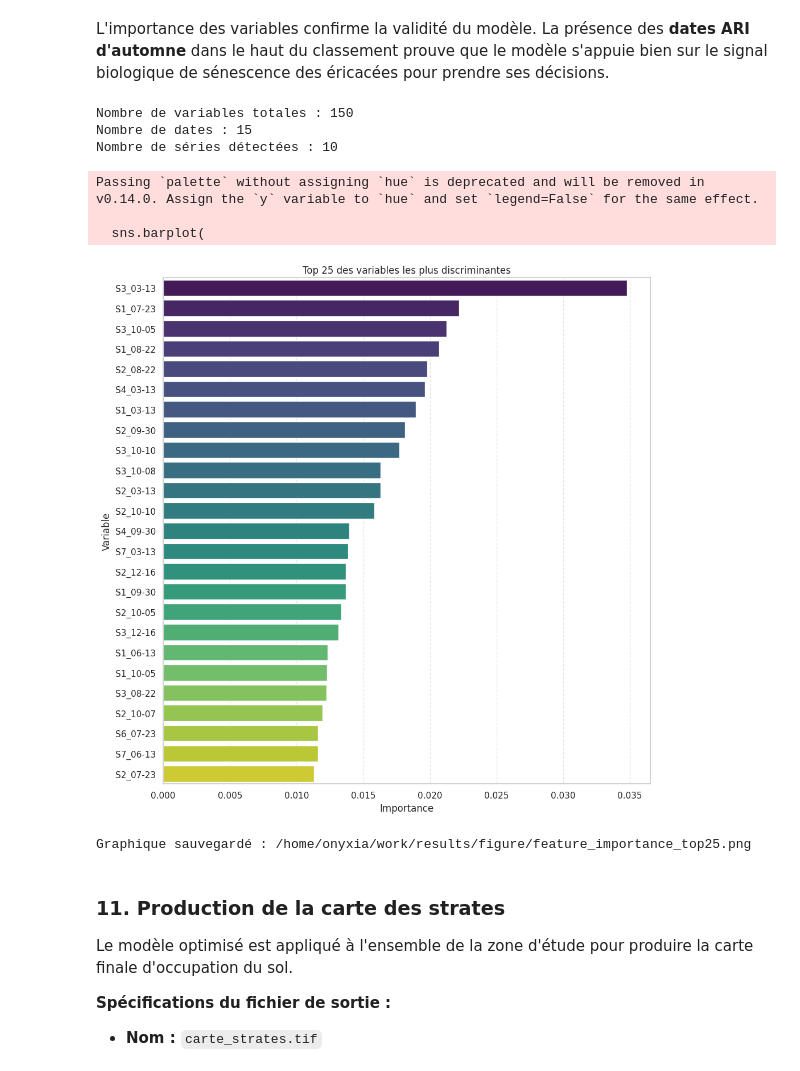
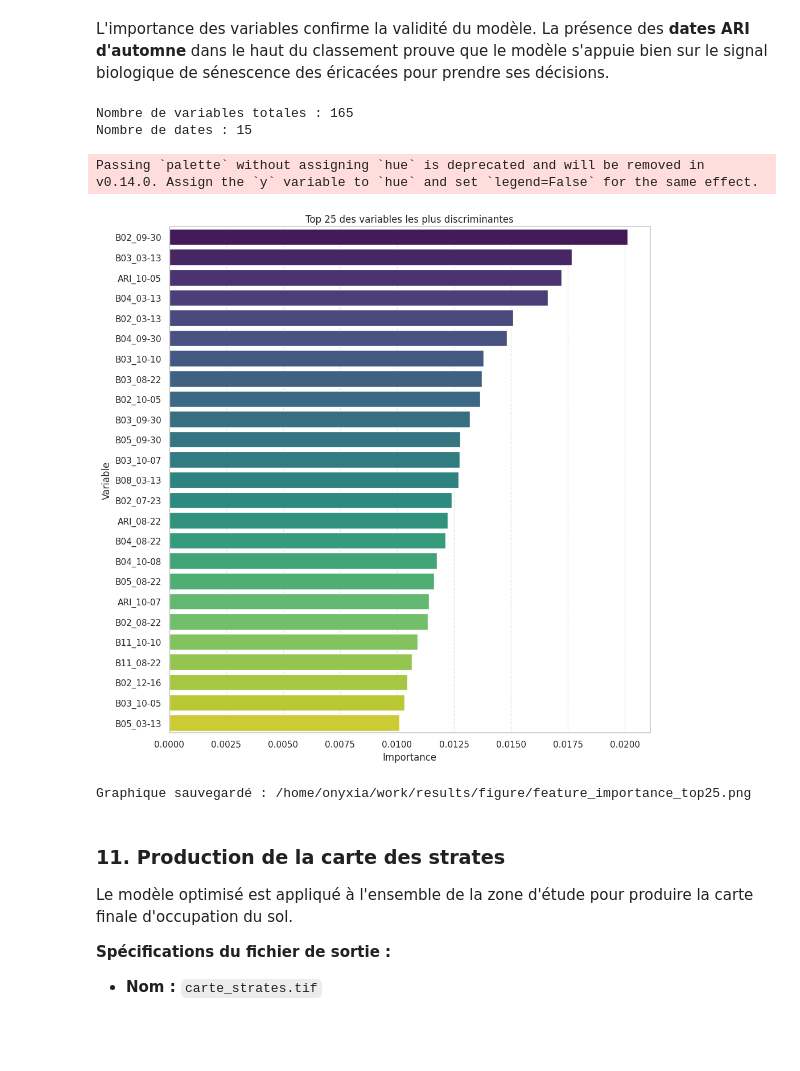
Before and after one commit to bartholomeo-gif/projet_telea_LAFARGUE_JUSTIN-1, a Jupyter notebook: projet_telea_LAFARGUE_JUSTIN/projet_telea_LAFARGUE_JUSTIN.ipynb, the cells around one changed output. Saved outputs shown, nothing was run; the diff lists cells and outputs as text; code cells hidden in the pictures; blank space fills up the shorter version.

```diff
--- a/projet_telea_LAFARGUE_JUSTIN/projet_telea_LAFARGUE_JUSTIN.ipynb
+++ b/projet_telea_LAFARGUE_JUSTIN/projet_telea_LAFARGUE_JUSTIN.ipynb
@@ -631,11 +631,11 @@ for band in ordered_bands:
 x_spectral = np.concatenate(x_data_list, axis=-1)
 
 # B. Ajout de l'ARI (Etape critique pour les Landes)
-# On récupère ari_reorg calculé dans la cellule précédente
+# On récupère ari_array calculé dans la cellule précédente
 print("   Intégration de la série temporelle ARI...")
 
-if 'ari_reorg' in locals() and x_spectral.shape[:2] == ari_reorg.shape[:2]:
-    x_stack = np.concatenate((x_spectral, ari_reorg), axis=2)
+if 'ari_array' in locals() and x_spectral.shape[:2] == ari_array.shape[:2]:
+    x_stack = np.concatenate((x_spectral, ari_array), axis=2)
     print("   Dimensions finales du stack : {}".format(x_stack.shape))
 else:
     # Sécurité si la cellule précédente n'a pas été lancée
@@ -851,70 +851,81 @@ import pandas as pd
 import matplotlib.pyplot as plt
 import seaborn as sns
 
+# Vérifications préalables
+if x_train is None or y_train is None:
+    raise ValueError("x_train ou y_train non définis.")
+if clf_final is None:
+    raise ValueError("clf_final n'est pas défini.")
+
+# Entraînement du modèle
 clf_final.fit(x_train, y_train)
+
+# Extraction des importances
 importances = clf_final.feature_importances_
 
 n_features = importances.shape[0]
 n_dates = len(dates_str)
-dates_short = [d[5:] for d in dates_str]
+dates_short = [d[5:] for d in dates_str]  # format mois-jour
 
 print("Nombre de variables totales :", n_features)
 print("Nombre de dates :", n_dates)
 
-if n_features % n_dates != 0:
+# Vérification multi-temporel
+if n_features % n_dates not in [0, 15]:  # tolère 15 ARI séparées
     raise ValueError(
-        "Structure non strictement multi-temporelle : "
-        f"{n_features} variables pour {n_dates} dates."
+        f"Structure non strictement multi-temporelle : {n_features} variables pour {n_dates} dates."
     )
 
-n_series = n_features // n_dates
-print("Nombre de séries détectées :", n_series)
+# --- Construction des noms de variables ---
+feat_names = []
 
-if n_series == len(ordered_bands) + 1:
-    series_names = list(ordered_bands) + ["ARI"]
-else:
-    series_names = [f"S{i+1}" for i in range(n_series)]
+# Variables bandes Sentinel-2
+for band in ordered_bands:
+    for d in dates_short:
+        feat_names.append(f"{band}_{d}")
 
-feat_names = []
-for s in series_names:
-    for d in dates_short:
-        feat_names.append(f"{s}_{d}")
+# Variables ARI
+for d in dates_short:
+    feat_names.append(f"ARI_{d}")
 
-assert len(feat_names) == n_features
+# Vérification finale
+assert len(feat_names) == n_features, f"feat_names: {len(feat_names)}, n_features: {n_features}"
 
+# Création du DataFrame
 df_imp = pd.DataFrame({
     "Variable": feat_names,
     "Importance": importances
 })
 
+# Tri et sélection des 25 variables les plus importantes
 df_imp = df_imp.sort_values("Importance", ascending=False).head(25)
 
+# --- Visualisation ---
 plt.figure(figsize=(10, 10))
 sns.barplot(
     x="Importance",
     y="Variable",
     data=df_imp,
-    palette="viridis",
-    legend=False
+    palette="viridis"
 )
 
 plt.title("Top 25 des variables les plus discriminantes")
+plt.xlabel("Importance")
+plt.ylabel("Variable")
 plt.grid(axis="x", linestyle="--", alpha=0.5)
 plt.tight_layout()
 
+# Sauvegarde
 out_imp = os.path.join(FIG_DIR, "feature_importance_top25.png")
 plt.savefig(out_imp, dpi=150)
 plt.show()
 
 print("Graphique sauvegardé :", out_imp)
 # %% [output]
-Nombre de variables totales : 150
+Nombre de variables totales : 165
 Nombre de dates : 15
-Nombre de séries détectées : 10
 Passing `palette` without assigning `hue` is deprecated and will be removed in v0.14.0. Assign the `y` variable to `hue` and set `legend=False` for the same effect.
-
-  sns.barplot(
-[figure, old version]
+[figure, new version]
 Graphique sauvegardé : /home/onyxia/work/results/figure/feature_importance_top25.png
 # %% [markdown]
 ### 11. Production de la carte des strates
```
Also changed, not shown: parts of 4 cells of this notebook.
